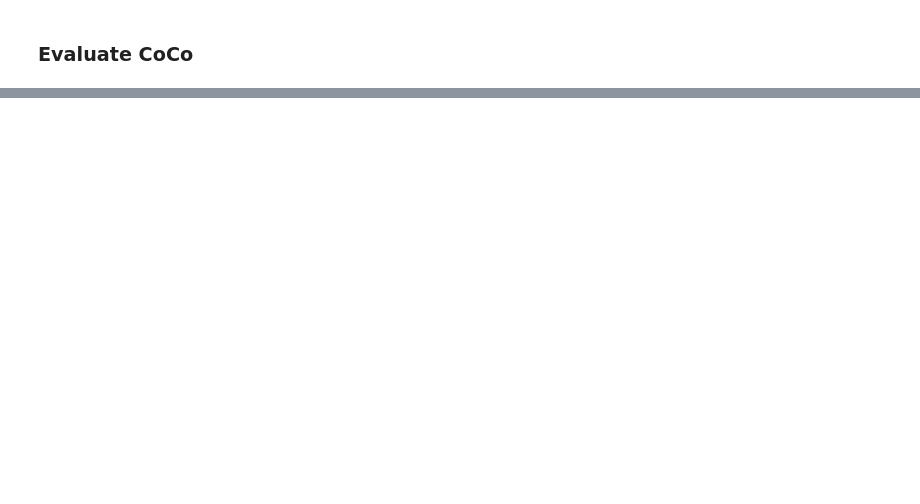
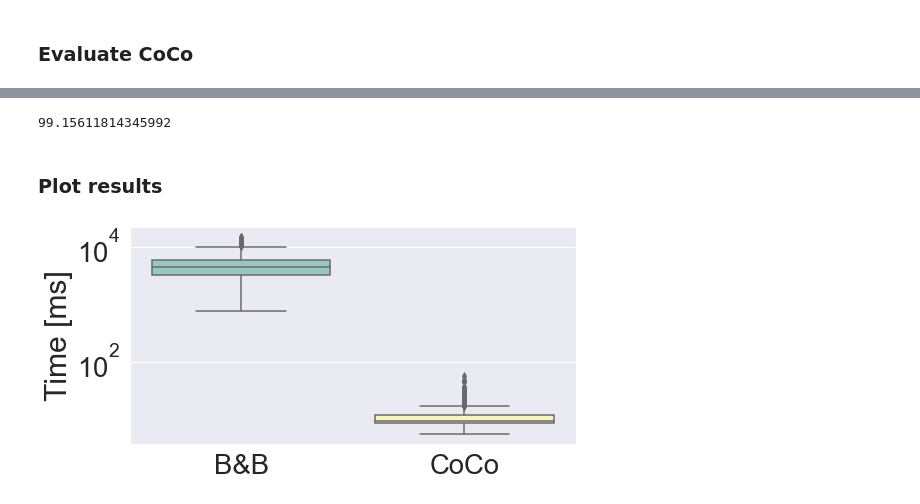
Before and after one commit to acauligi/energy291-project, a Jupyter notebook: data_generation.ipynb, the cells around one changed output, grey strips where cells are left out. Saved outputs shown, nothing was run; the diff lists cells and outputs as text; code cells hidden in the pictures; blank space fills up the shorter version.

```diff
--- a/data_generation.ipynb
+++ b/data_generation.ipynb
@@ -188,6 +236,8 @@ while prob_ii < num_probs:
 ### Train CoCo
 # %%
 system = "energy"
+
+prob = Problem(N, n_sources)
 coco = CoCo(system, prob, prob_features)
 # %%
 train_data = [params, Y]
@@ -202,4 +262,4 @@ coco.n_strategies
 # %%
-coco.training_params['TRAINING_ITERATIONS'] = 50
+coco.training_params['TRAINING_ITERATIONS'] = 100
 coco.train(verbose=False)
 # %% [output]
@@ -207,3 +267,21 @@ Saved model at /Users/acauligi/Dropbox/2020_21/spring_21/energy_291/project/ener
 Done training
 # %% [markdown]
 ### Evaluate CoCo
+# %%
+supply = np.zeros((n_sources, N))
+for ii, gp in enumerate(supply_gps):
+    supply[ii] = gp.sample()
+supply = np.maximum(supply, 0.0)
+hour_ahead_forecast = demand_gp.sample()
+
+prob_params = {}
+prob_params['initial_storage_MW'] = initial_storage_MW
+prob_params['max_sources'] = max_sources
+prob_params['supply'] = supply
+prob_params['hour_ahead_forecast'] = hour_ahead_forecast
+
+prob_success, true_cost, ip_solve_time, optvals = prob.solve_bin_problem(prob_params, solver=cp.MOSEK)
+total_time = np.Inf
+prob_success, cost, total_time, n_evals = coco.forward(prob_params, solver=cp.MOSEK)
+print(ip_solve_time)
+print(total_time)
@@ -210,5 +291,5 @@ Done training
 # %%
-n_test = 100
+n_test = 1000
 
 n_succ = 0
 count = 0
@@ -223,6 +304,8 @@ total_time_ip = []
 num_solves_ip = []
 
 for ii in range(n_test):
+    if ii % 10 == 0 and ii > 0:
+        print('Done with {} problems\n'.format(count))
     supply = np.zeros((n_sources, N))
     for ii, gp in enumerate(supply_gps):
         supply[ii] = gp.sample()
@@ -236,11 +319,11 @@ for ii in range(n_test):
     prob_params['hour_ahead_forecast'] = hour_ahead_forecast
 
     try:
-        prob_success, true_cost, ip_solve_time, optvals = prob.solve_bin_problem(prob_params)
+        prob_success, true_cost, ip_solve_time, optvals = prob.solve_bin_problem(prob_params, solver=cp.MOSEK)
         if not prob_success:
             continue
 
-        prob_success, cost, total_time, n_evals = coco.forward(prob_params, solver=cp.GUROBI)
+        prob_success, cost, total_time, n_evals = coco.forward(prob_params, solver=cp.MOSEK)
 
         count += 1
         if prob_success:
@@ -322,0 +375,23 @@ prob_success, true_cost, ip_solve_time, optvals = prob.solve_bin_problem(prob_pa
+# %%
+coco_percentage
+# %% [output]
+99.15611814345992
+# %% [markdown]
+### Plot results
+# %%
+results = {}
+results['Policy'] = ['B&B']*len(total_time_ip) + ['CoCo']*len(total_time_coco)
+results['Time'] = 1000*np.hstack((total_time_ip, total_time_coco))
+results = pd.DataFrame(results)
+
+plt.figure(figsize=(8,4))
+plt.tight_layout()
+
+ax_time = sns.boxplot(x=results['Policy'], y=results['Time'], palette="Set3")
+ax_time.set(xlabel="", ylabel="Time [ms]")
+ax_time.set_yscale("log")
+
+figure = ax_time.get_figure()
+# figure.savefig("figs/time.png", bbox_inches='tight')
+# %% [output]
+[figure, added]
```
Also changed, not shown: parts of 24 cells of this notebook, 2 other files.
